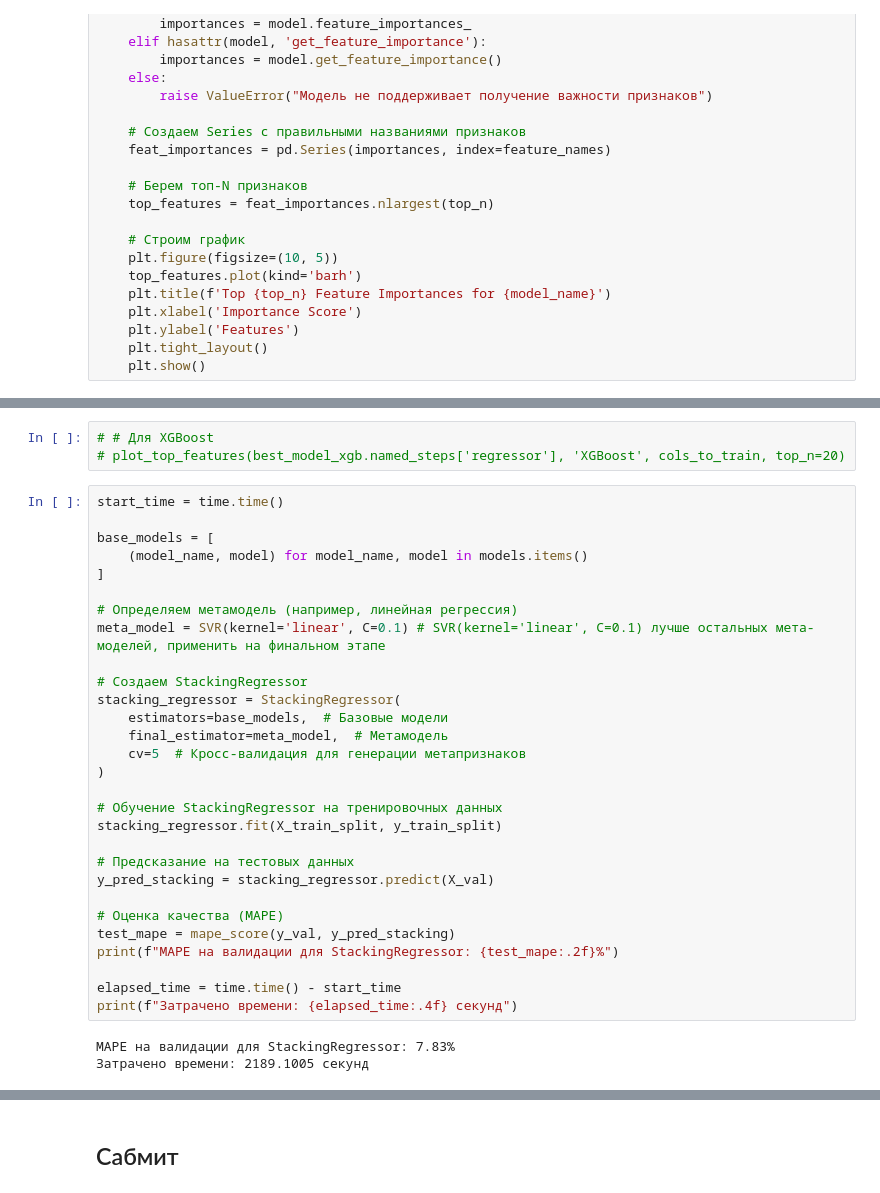
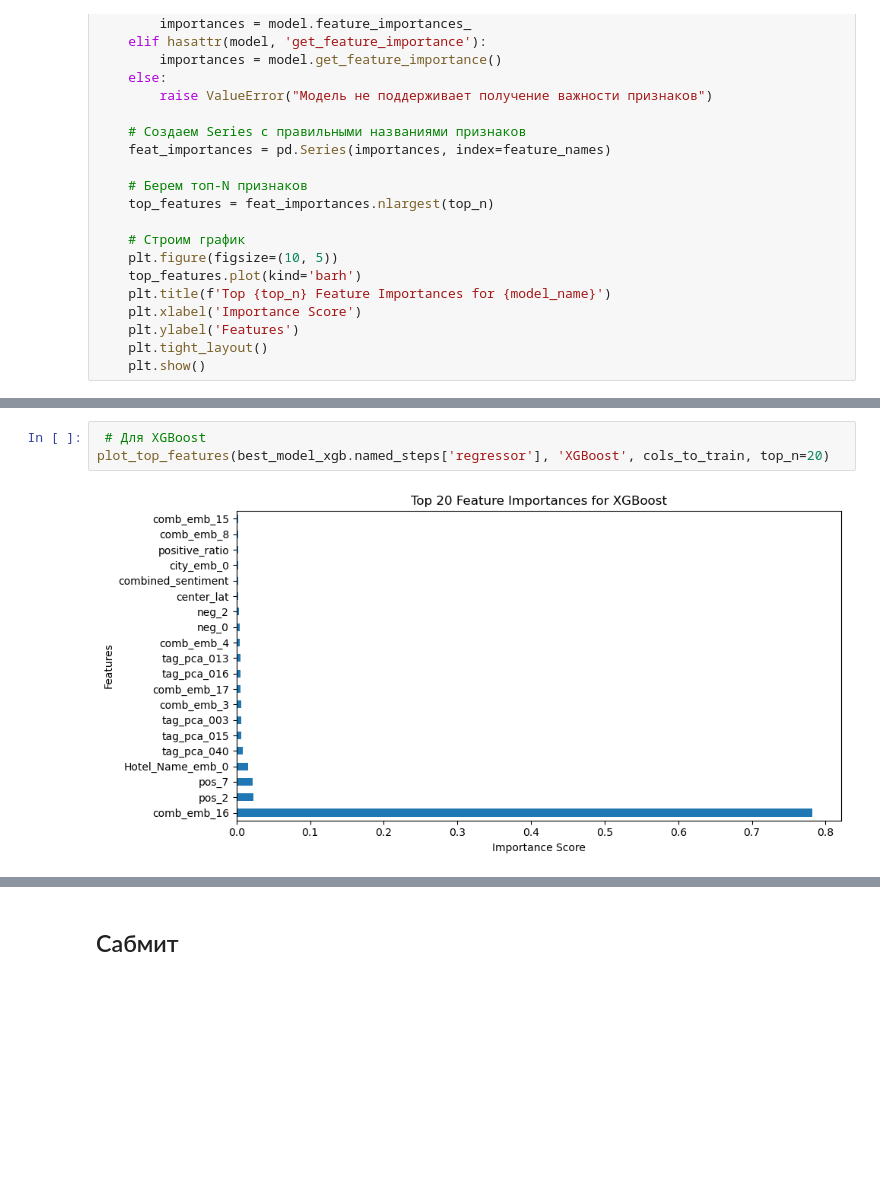
Before and after one commit to Shattsur/portfolio, a Jupyter notebook: predicting_hotel_ratings_from_reviews/Predicting_hotel_ratings_from_reviews.ipynb, the cells around one changed output, grey strips where cells are left out. Drawn from its saved outputs; the diff is of its cells as text; blank space fills up the shorter version.

```diff
--- a/predicting_hotel_ratings_from_reviews/Predicting_hotel_ratings_from_reviews.ipynb
+++ b/predicting_hotel_ratings_from_reviews/Predicting_hotel_ratings_from_reviews.ipynb
@@ -2227,35 +1885,5 @@ plot_top_features(best_model_lgbm.named_steps['regressor'], 'LGBM', cols_to_trai
 # %%
-# # Для XGBoost
-# plot_top_features(best_model_xgb.named_steps['regressor'], 'XGBoost', cols_to_train, top_n=20)
+ # Для XGBoost
+plot_top_features(best_model_xgb.named_steps['regressor'], 'XGBoost', cols_to_train, top_n=20)
+# %% [output]
+[figure, added]
-# %%
-start_time = time.time()
-
-base_models = [
-    (model_name, model) for model_name, model in models.items()
-]
-
-# Определяем метамодель (например, линейная регрессия)
-meta_model = SVR(kernel='linear', C=0.1) # SVR(kernel='linear', C=0.1) лучше остальных мета-моделей, применить на финальном этапе
-
-# Создаем StackingRegressor
-stacking_regressor = StackingRegressor(
-    estimators=base_models,  # Базовые модели
-    final_estimator=meta_model,  # Метамодель
-    cv=5  # Кросс-валидация для генерации метапризнаков
-)
-
-# Обучение StackingRegressor на тренировочных данных
-stacking_regressor.fit(X_train_split, y_train_split)
-
-# Предсказание на тестовых данных
-y_pred_stacking = stacking_regressor.predict(X_val)
-
-# Оценка качества (MAPE)
-test_mape = mape_score(y_val, y_pred_stacking)
-print(f"MAPE на валидации для StackingRegressor: {test_mape:.2f}%")
-
-elapsed_time = time.time() - start_time
-print(f"Затрачено времени: {elapsed_time:.4f} секунд")
-# %% [output]
-MAPE на валидации для StackingRegressor: 7.83%
-Затрачено времени: 2189.1005 секунд
```
Also changed, not shown: parts of 47 cells of this notebook, 5 other files.
